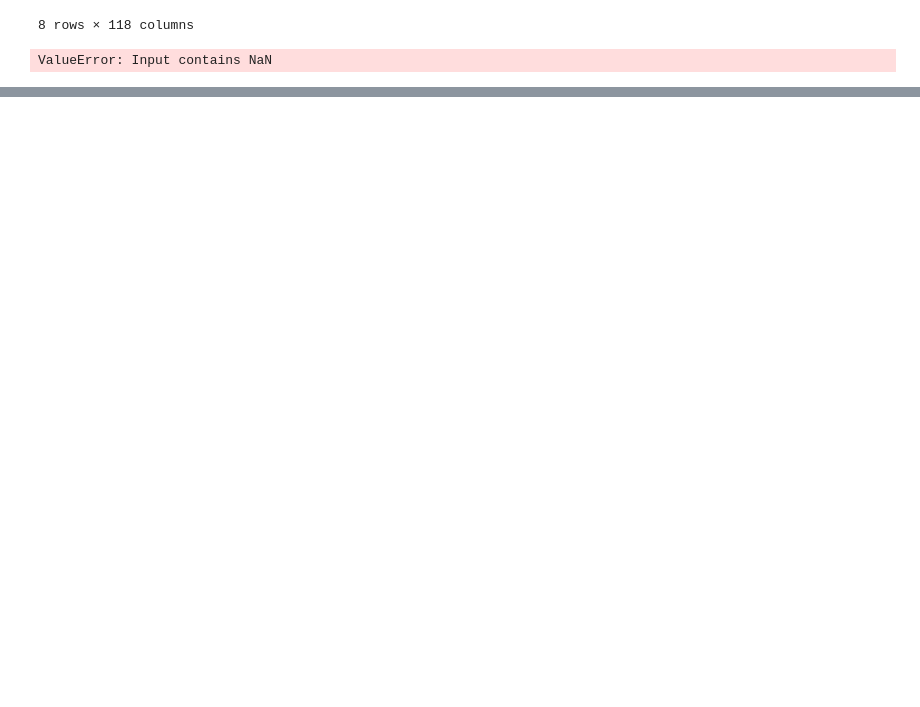
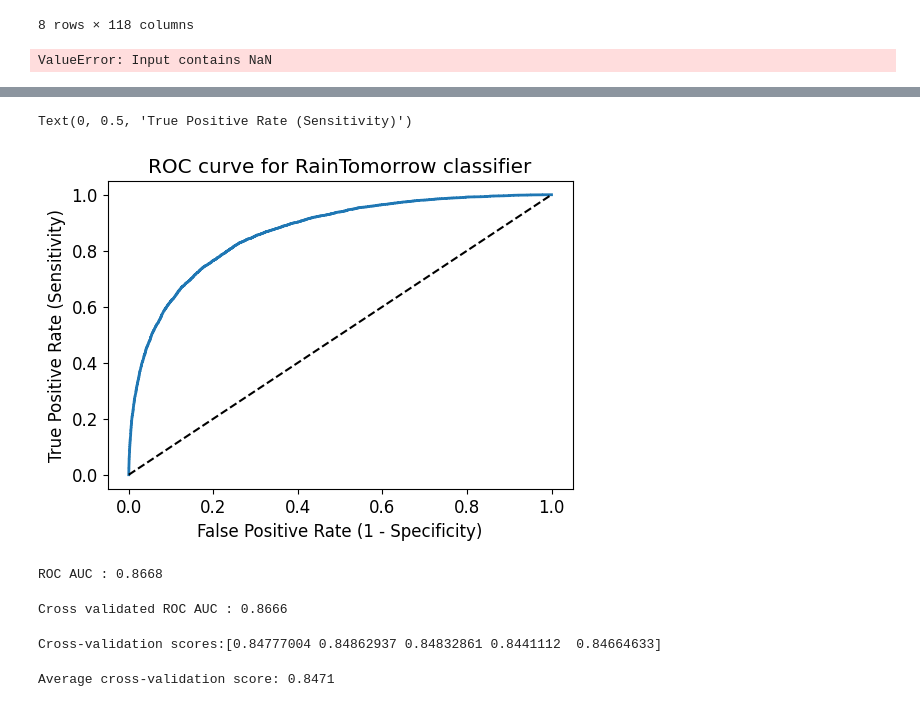
Before and after one commit to McLight-Note/Machine_Learning_Programming, a Jupyter notebook: 6-Lesson/Assignment.ipynb, the cells around one changed output, grey strips where cells are left out. Saved outputs shown, nothing was run; the diff lists cells and outputs as text; code cells hidden in the pictures; blank space fills up the shorter version.

```diff
--- a/6-Lesson/Assignment.ipynb
+++ b/6-Lesson/Assignment.ipynb
@@ -1248,0 +1627,21 @@ ValueError: Input contains NaN
+# %%
+from sklearn.preprocessing import binarize
+
+for i in range(1, 5):
+    cm1 = 0
+    y_pred1 = logreg.predict_proba(X_test)[:, 1]
+    y_pred1 = y_pred1.reshape(-1, 1)
+    y_pred2 = binarize(y_pred1, threshold=i/10)
+    y_pred2 = np.where(y_pred2 == 1, 'Yes', 'No')
+
+    cm1 = confusion_matrix(y_test, y_pred2)
+    print(
+        'With', i/10, 'threshold the Confusion Matrix is ', '\n\n', cm1, '\n\n',
+        'with', cm1[0,0] + cm1[1,1], 'correct predictions, ', '\n\n',
+        cm1[0,1], 'Type I errors (False Positives), ', '\n\n',
+        cm1[1,0], 'Type II errors (False Negatives), ', '\n\n',
+        'Accuracy score: ', accuracy_score(y_test, y_pred2), '\n\n',
+        'Sensitivity: ', cm1[1,1] / float(cm1[1,1] + cm1[1,0]), '\n\n',
+        'Specificity: ', cm1[0,0] / float(cm1[0,0] + cm1[0,1]), '\n\n',
+        '====================================================', '\n\n'
+    )
@@ -1248,0 +1666,45 @@ ValueError: Input contains NaN
+# %%
+# plot ROC Curve
+from sklearn.metrics import roc_curve
+
+fpr, tpr, thresholds = roc_curve(y_test, y_pred1, pos_label = 'Yes')
+plt.figure(figsize=(6,4))
+plt.plot(fpr, tpr, linewidth=2)
+plt.plot([0,1], [0,1], 'k--' )
+plt.rcParams['font.size'] = 12
+plt.title('ROC curve for RainTomorrow classifier')
+plt.xlabel('False Positive Rate (1 - Specificity)')
+plt.ylabel('True Positive Rate (Sensitivity)')
+# %% [output]
+Text(0, 0.5, 'True Positive Rate (Sensitivity)')
+[figure, added]
+# %%
+# compute ROC AUC
+from sklearn.metrics import roc_auc_score
+
+ROC_AUC = roc_auc_score(y_test, y_pred1)
+print('ROC AUC : {:.4f}'.format(ROC_AUC))
+# %% [output]
+ROC AUC : 0.8668
+# %%
+# calculate cross-validated ROC AUC
+from sklearn.model_selection import cross_val_score
+
+Cross_validated_ROC_AUC = cross_val_score(logreg, X_train, y_train, cv=5, scoring='roc_auc').mean()
+print('Cross validated ROC AUC : {:.4f}'.format(Cross_validated_ROC_AUC))
+# %% [output]
+Cross validated ROC AUC : 0.8666
+# %%
+# Applying 5-Fold Cross Validation
+from sklearn.model_selection import cross_val_score
+
+scores = cross_val_score(logreg, X_train, y_train, cv = 5, scoring='accuracy')
+print('Cross-validation scores:{}'.format(scores))
+# %% [output]
+Cross-validation scores:[0.84777004 0.84862937 0.84832861 0.8441112  0.84664633]
+# %%
+# compute Average cross-validation score
+
+print('Average cross-validation score: {:.4f}'.format(scores.mean()))
+# %% [output]
+Average cross-validation score: 0.8471
```
Also changed, not shown: parts of 41 cells of this notebook, 1 other file.
